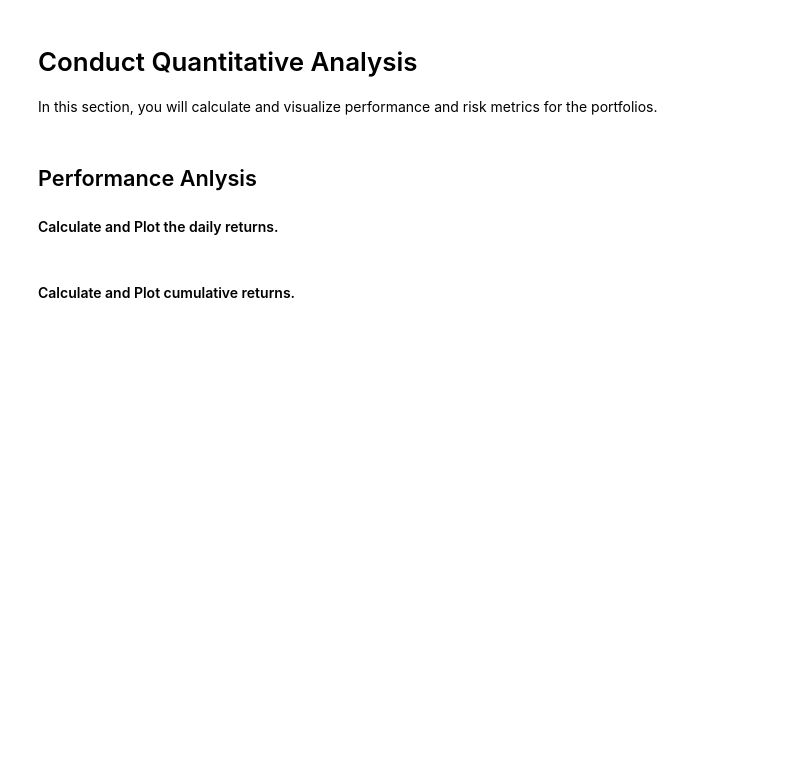
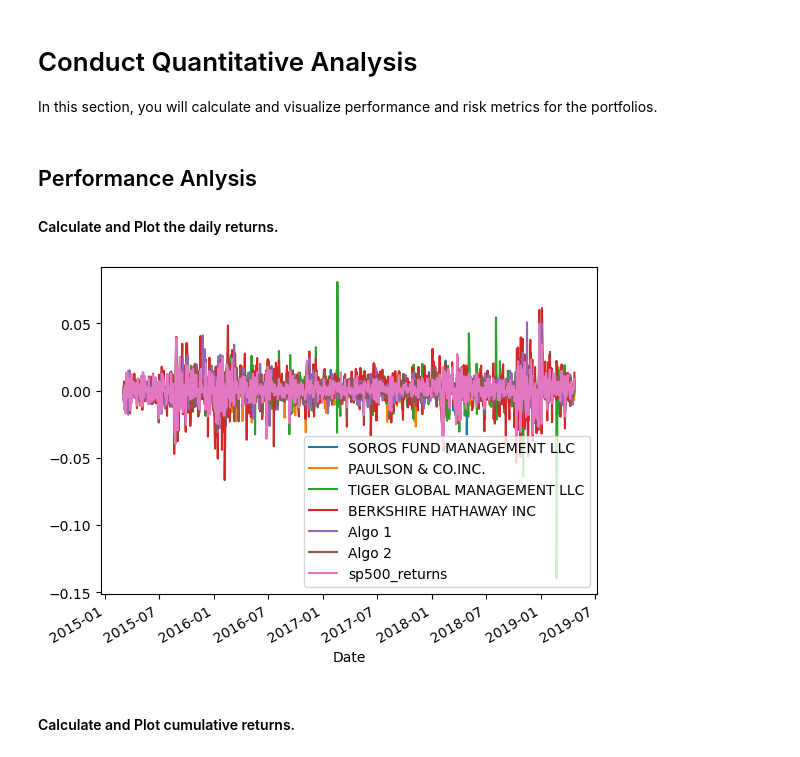
Before and after one commit to Dobinhom/Home-Work-4, a Jupyter notebook: whale_analysis.ipynb, the cells around one changed output. Saved outputs shown, nothing was run; the diff lists cells and outputs as text; code cells hidden in the pictures; blank space fills up the shorter version.

```diff
--- a/whale_analysis.ipynb
+++ b/whale_analysis.ipynb
@@ -62,7 +60,7 @@ Algo 2    6
 dtype: int64
 # %%
 # Drop nulls
-algo_data = csv_data.dropna().copy()
+algo_data = algo_data.dropna().copy()
 # %% [markdown]
 ## S&P 500 Returns
 
@@ -128,3 +127,5 @@ sp500_history.head()
 ## Combine Whale, Algorithmic, and S&P 500 Returns
 # %%
 # Join Whale Returns, Algorithmic Returns, and the S&P 500 Returns into a single DataFrame with columns for each portfolio's returns.
+combine = pd.concat([whale_data,algo_data,daily_return], axis='columns', join='inner')
+combine
@@ -140,6 +156,9 @@ In this section, you will calculate and visualize performance and risk metrics f
 #### Calculate and Plot the daily returns.
 # %%
 # Plot daily returns of all portfolios
+returns = combine.plot ()
+# %% [output]
+[figure, added]
 # %% [markdown]
 #### Calculate and Plot cumulative returns.
 # %%
```
Also changed, not shown: parts of 16 cells of this notebook.
